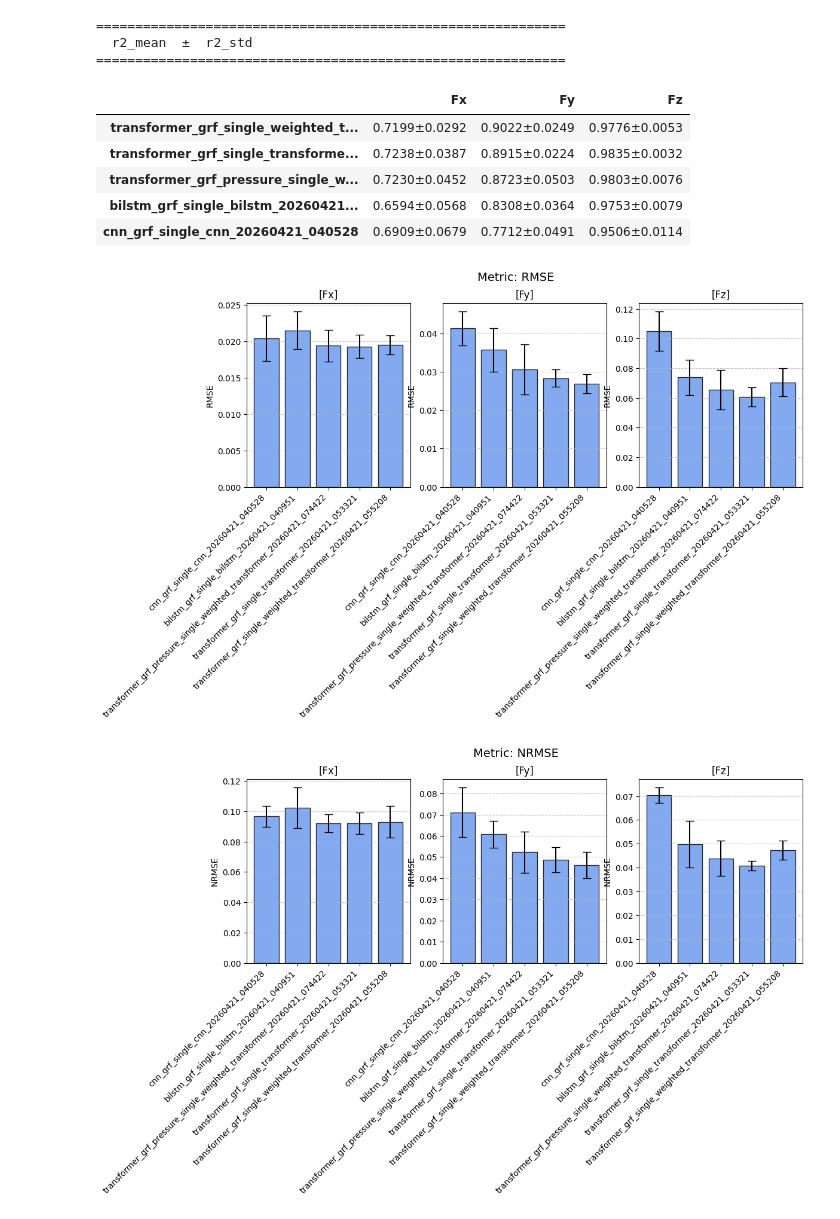
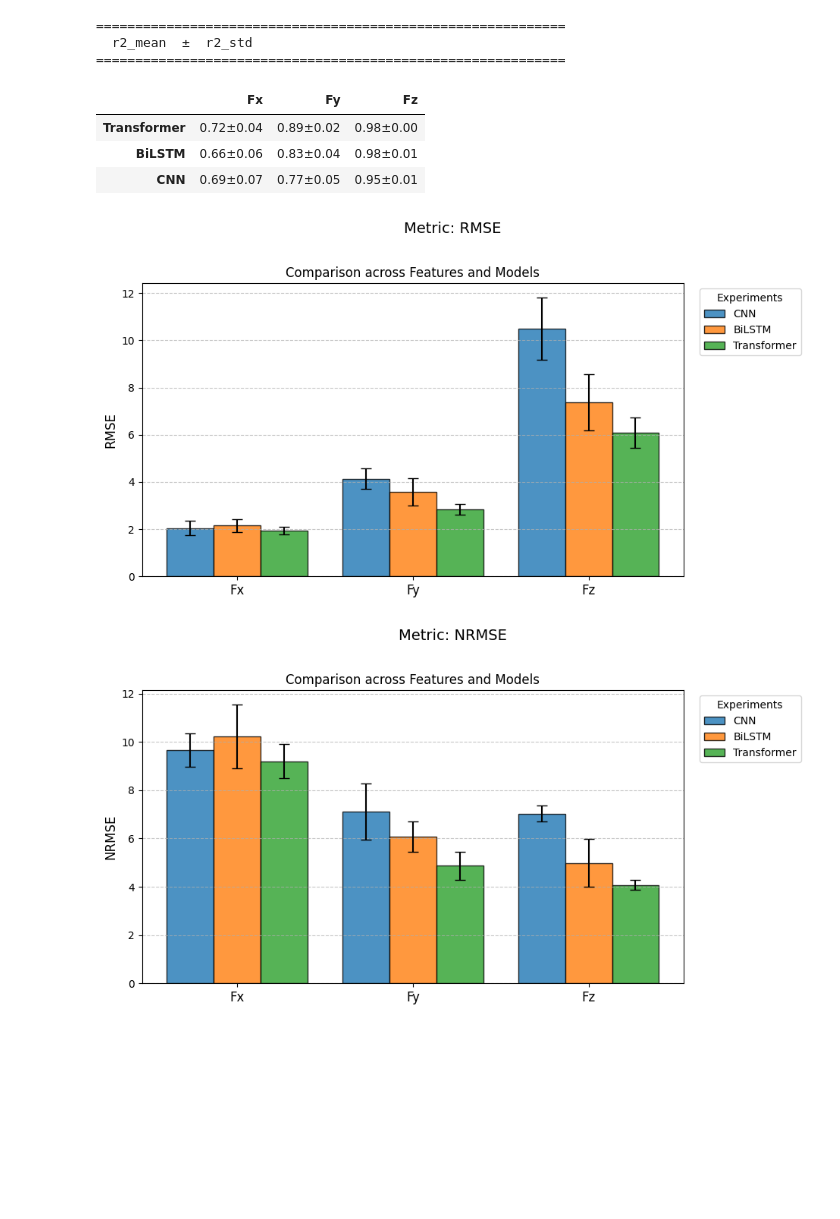
Before and after one commit to HideyukiNagashio/my-research-project, a Jupyter notebook: notebooks/compare_experiments.ipynb, the cells around one changed output. Saved outputs shown, nothing was run; the diff lists cells and outputs as text; code cells hidden in the pictures; blank space fills up the shorter version.

Commit message:
BILSTMおよびCNNの実験用の設定および機能/ターゲット名を追加する

```diff
--- a/notebooks/compare_experiments.ipynb
+++ b/notebooks/compare_experiments.ipynb
@@ -7,13 +7,23 @@ import matplotlib.pyplot as plt
 # 日本語フォントなどの設定（必要に応じて適用）
 # plt.rcParams['font.family'] = 'AppleGothic'  # Macの場合
 
-def load_experiment_data(base_dir, experiment_names):
+def load_experiment_data(base_dir, experiment_mapping):
     """
     複数実験の推論結果と評価指標をdict構造に一括で読み込む。
     各foldのNumpy配列は (N, T, F) に自動で結合される。
+    Parameters
+    ----------
+    base_dir : str
+        実験フォルダが格納されている親ディレクトリへのパス
+    experiment_mapping : dict
+        {'実際のフォルダ名': 'プロット用の表示名'} の辞書
     """
     data_dict = {}
-    for exp_name in experiment_names:
+
+    # 100倍して％表記にする対象の指標リスト
+    scale_metrics = ['rmse', 'nrmse', 'mae']
+
+    for exp_display_name , exp_name in experiment_mapping.items():
         exp_dir = os.path.join(base_dir, exp_name)
         summary_path = os.path.join(exp_dir, 'feature_summary.csv')
 
@@ -23,6 +33,20 @@ def load_experiment_data(base_dir, experiment_names):
 
         # 1. 評価指標の読み込み
         df_summary = pd.read_csv(summary_path)
+
+        # --- 指標のスケール変換（100倍） ---
+        for metric in scale_metrics:
+            mean_col = f"{metric}_mean"
+            std_col = f"{metric}_std"
+
+            # 平均値の列が存在すれば100倍
+            if mean_col in df_summary.columns:
+                df_summary[mean_col] = df_summary[mean_col] * 100
+
+            # 標準偏差の列が存在すれば100倍
+            if std_col in df_summary.columns:
+                df_summary[std_col] = df_summary[std_col] * 100
+        # -----------------------------------
 
         # 2. 推論配列と実測値配列の集約
         preds_list, targets_list = [], []
@@ -42,7 +66,7 @@ def load_experiment_data(base_dir, experiment_names):
         preds = np.concatenate(preds_list, axis=0)
         targets = np.concatenate(targets_list, axis=0)
 
-        data_dict[exp_name] = {
+        data_dict[exp_display_name] = {
             'summary': df_summary,
             'preds': preds,
             'targets': targets,
@@ -278,13 +310,13 @@ def plot_error_time_series(data_dict):
 BASE_DIR = "../outputs/experiments"
 
 # 比較したい実験リストを直接書くか、glob等で取得します
-experiments = [
-    "cnn_grf_single_cnn_20260421_040528",
-    "bilstm_grf_single_bilstm_20260421_040951",
-    "transformer_grf_pressure_single_weighted_transformer_20260421_074422",
-    "transformer_grf_single_transformer_20260421_053321",
-    "transformer_grf_single_weighted_transformer_20260421_055208",
-]
+experiments = {
+    "CNN": "cnn_grf_single_cnn_20260421_040528",
+    "BiLSTM": "bilstm_grf_single_bilstm_20260421_040951",
+    # "Transformer (Pressure Weighted)": "transformer_grf_pressure_single_weighted_transformer_20260421_074422",
+    "Transformer": "transformer_grf_single_transformer_20260421_053321",
+    # "Transformer (Weighted)": "transformer_grf_single_weighted_transformer_20260421_055208",
+}
 
 # 1. データのロード
 data = load_experiment_data(BASE_DIR, experiments)
@@ -331,11 +357,9 @@ plot_error_time_series(data)
 ============================================================
   r2_mean  ±  r2_std
 ============================================================
 |  | Fx | Fy | Fz |
-| transformer_grf_single_weighted_t... | 0.7199±0.0292 | 0.9022±0.0249 | 0.9776±0.0053 |
-| transformer_grf_single_transforme... | 0.7238±0.0387 | 0.8915±0.0224 | 0.9835±0.0032 |
-| transformer_grf_pressure_single_w... | 0.7230±0.0452 | 0.8723±0.0503 | 0.9803±0.0076 |
-| bilstm_grf_single_bilstm_20260421... | 0.6594±0.0568 | 0.8308±0.0364 | 0.9753±0.0079 |
-| cnn_grf_single_cnn_20260421_040528 | 0.6909±0.0679 | 0.7712±0.0491 | 0.9506±0.0114 |
+| Transformer | 0.72±0.04 | 0.89±0.02 | 0.98±0.00 |
+| BiLSTM | 0.66±0.06 | 0.83±0.04 | 0.98±0.01 |
+| CNN | 0.69±0.07 | 0.77±0.05 | 0.95±0.01 |
-[figure, old version]
+[figure, new version]
-[figure, old version]
+[figure, new version]
```
Also changed, not shown: parts of 2 cells of this notebook, 6 other files.
